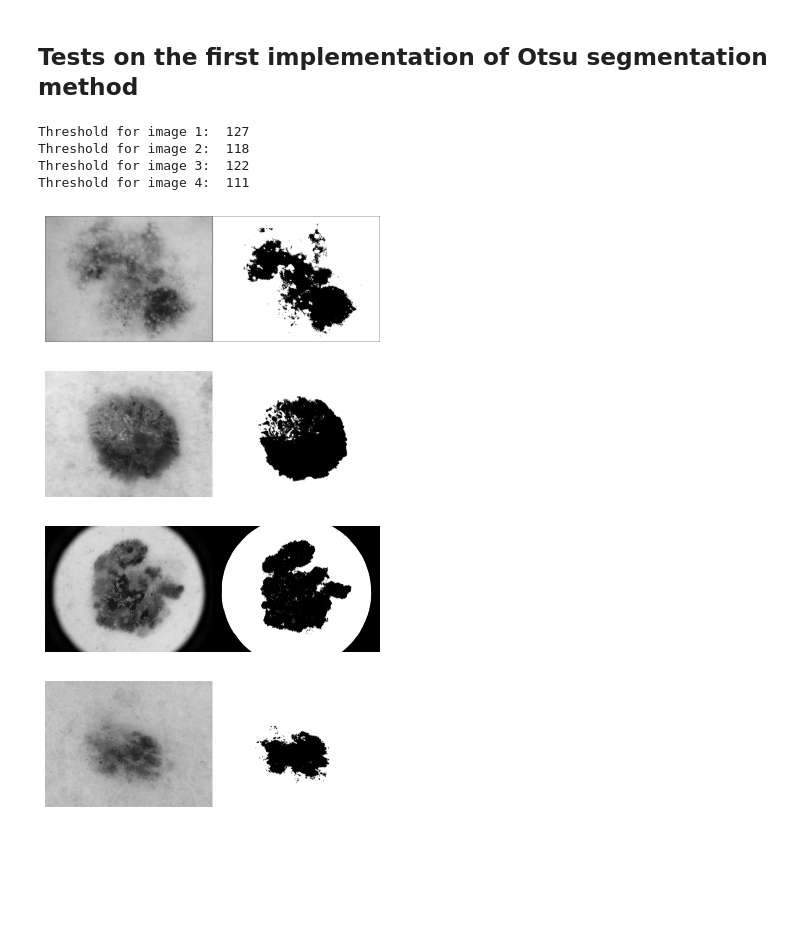
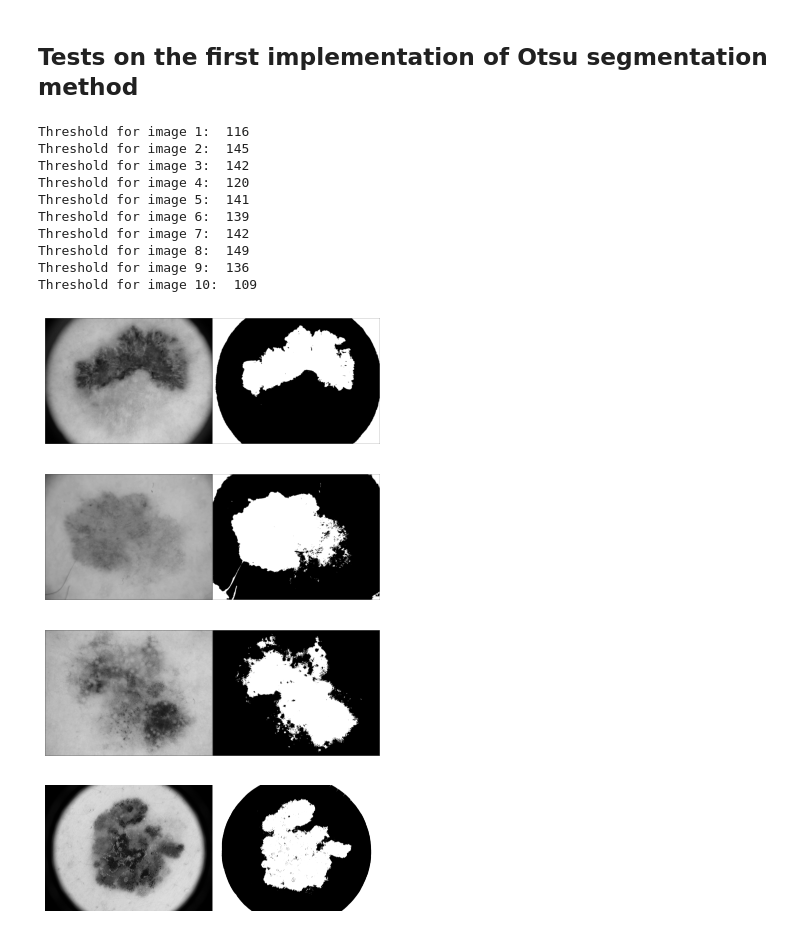
Before and after one commit to louisgiord/Skin_lesion_segmentation, a Jupyter notebook: main.ipynb, the cells around one changed output. Drawn from its saved outputs; the diff is of its cells as text; code cells hidden in the pictures; blank space fills up the shorter version.

Commit message:
readme updated, dice score computed for otsu method, main notebook updated, images and ground-truth masks updated.

```diff
--- a/main.ipynb
+++ b/main.ipynb
@@ -8,10 +8,16 @@ from otsu_seg import otsu
 # %% [markdown]
 ## Tests on the first implementation of Otsu segmentation method
 # %%
-im1 = cv2.imread ("images_test/im_test1.jpg")
-im2 = cv2.imread ("images_test/im_test2.jpg")
-im3 = cv2.imread ("images_test/im_test3.jpg")
-im4 = cv2.imread ("images_test/im_test4.jpg")
+im1 = cv2.imread ("images_test/img1.jpg")
+im2 = cv2.imread ("images_test/img2.jpg")
+im3 = cv2.imread ("images_test/img3.jpg")
+im4 = cv2.imread ("images_test/img4.jpg")
+im5 = cv2.imread ("images_test/img5.jpg")
+im6 = cv2.imread ("images_test/img6.jpg")
+im7 = cv2.imread ("images_test/img7.jpg")
+im8 = cv2.imread ("images_test/img8.jpg")
+im9 = cv2.imread ("images_test/img9.jpg")
+im10 = cv2.imread ("images_test/img10.jpg")
 # %%
 im_gray1 = cv2.cvtColor(im1, cv2.COLOR_BGR2GRAY)
 im_gray2 = cv2.cvtColor(im2, cv2.COLOR_BGR2GRAY)
@@ -35,37 +47,55 @@ def viewimg(img1, img2): #WARNING: img1 and img2 must be in grayscale otherwise
     plt.axis('off')  # Masquer les axes
     plt.show()
 # %%
-t1 = otsu(im1)
-t2 = otsu(im2)
-t3 = otsu(im3)
-t4 = otsu(im4)
+t1 = otsu(im_gray1)
+t2 = otsu(im_gray2)
+t3 = otsu(im_gray3)
+t4 = otsu(im_gray4)
+t5 = otsu(im_gray5)
+t6 = otsu(im_gray6)
+t7 = otsu(im_gray7)
+t8 = otsu(im_gray8)
+t9 = otsu(im_gray9)
+t10 = otsu(im_gray10)
 
 print("Threshold for image 1: ", t1)
 print("Threshold for image 2: ", t2)
 print("Threshold for image 3: ", t3)
 print("Threshold for image 4: ", t4)
+print("Threshold for image 5: ", t5)
+print("Threshold for image 6: ", t6)
+print("Threshold for image 7: ", t7)
+print("Threshold for image 8: ", t8)
+print("Threshold for image 9: ", t9)
+print("Threshold for image 10: ", t10)
 # %% [output]
-Threshold for image 1:  127
-Threshold for image 2:  118
-Threshold for image 3:  122
-Threshold for image 4:  111
+Threshold for image 1:  116
+Threshold for image 2:  145
+Threshold for image 3:  142
+Threshold for image 4:  120
+Threshold for image 5:  141
+Threshold for image 6:  139
+Threshold for image 7:  142
+Threshold for image 8:  149
+Threshold for image 9:  136
+Threshold for image 10:  109
 # %%
-ret1, mask1 = cv2.threshold(im_gray1, t1, 255, cv2.THRESH_BINARY)
+ret1, mask1 = cv2.threshold(im_gray1, t1, 255, cv2.THRESH_BINARY_INV)
 viewimg(im_gray1, mask1)
 # %% [output]
-[figure, old version]
+[figure, new version]
 # %%
-ret2, mask2 = cv2.threshold(im_gray2, t2, 255, cv2.THRESH_BINARY)
+ret2, mask2 = cv2.threshold(im_gray2, t2, 255, cv2.THRESH_BINARY_INV)
 viewimg(im_gray2, mask2)
 # %% [output]
-[figure, old version]
+[figure, new version]
 # %%
-ret3, mask3 = cv2.threshold(im_gray3, t3, 255, cv2.THRESH_BINARY)
+ret3, mask3 = cv2.threshold(im_gray3, t3, 255, cv2.THRESH_BINARY_INV)
 viewimg(im_gray3, mask3)
 # %% [output]
-[figure, old version]
+[figure, new version]
 # %%
-ret4, mask4 = cv2.threshold(im_gray4, t4, 255, cv2.THRESH_BINARY)
+ret4, mask4 = cv2.threshold(im_gray4, t4, 255, cv2.THRESH_BINARY_INV)
 viewimg(im_gray4, mask4)
 # %% [output]
-[figure, old version]
+[figure, new version]
```
Also changed, not shown: parts of 9 cells of this notebook, 24 other files.
